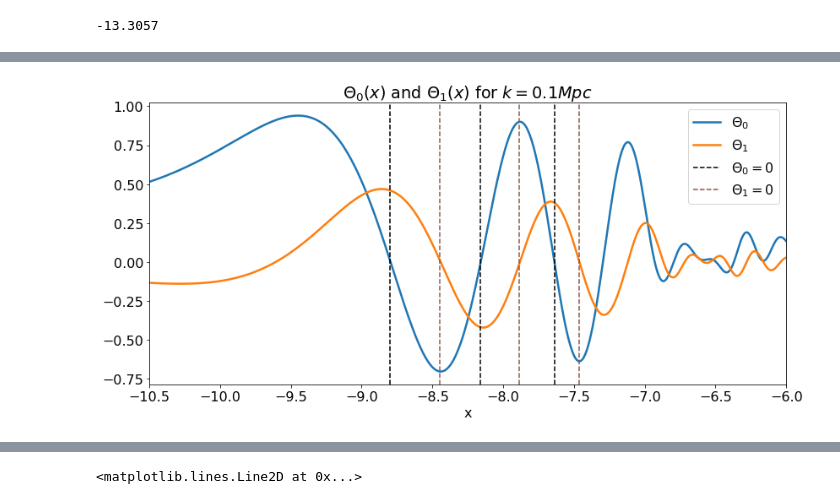
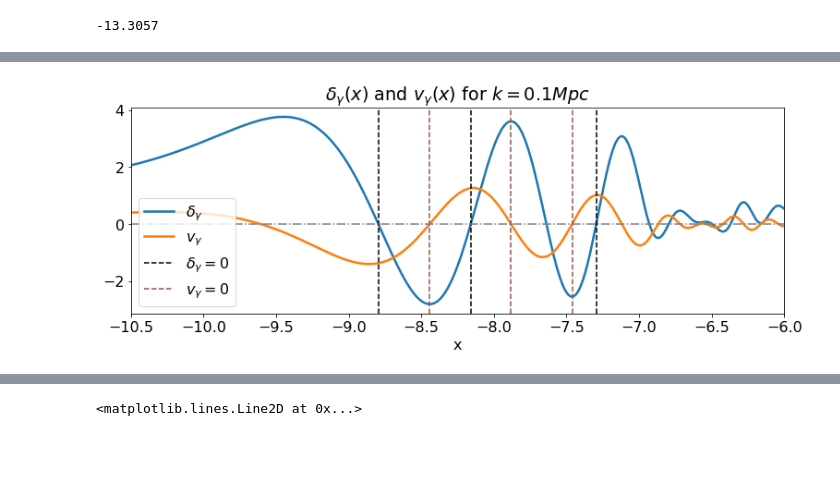
Before and after one commit to asdfbat/AST5220, a Jupyter notebook: Project/Python/m3_plotting.ipynb, the cells around one changed output, grey strips where cells are left out. Drawn from its saved outputs; the diff is of its cells as text; code cells hidden in the pictures; blank space fills up the shorter version.

```diff
--- a/Project/Python/m3_plotting.ipynb
+++ b/Project/Python/m3_plotting.ipynb
@@ -61,6 +61,12 @@ Psi        = data[:,:,10]
 Pi         = data[:,:,11]
 source     = data[:,:,12]
 
+delta_gamma = 4*Theta0
+v_gamma     = -3*Theta1
+
+Delta_cdm[0] = delta_cdm[0] - 3*Hp_of_x_SI[:8000]/(Constants.c*1/Constants.Mpc)*v_cdm[0]
+Delta_cdm[3] = delta_cdm[3] - 3*Hp_of_x_SI[:8000]/(Constants.c*1/Constants.Mpc)*v_cdm[3]
+
 data.shape
 # %% [output]
 (4, 8000, 16)
@@ -80,20 +111,21 @@ x_Hp_1
 # %%
 plt.rcParams.update({'font.size':16})
-plt.figure(figsize=(12,6))
-plt.plot(x, Theta0[2], c="tab:blue", lw=2.5, label="$\Theta_0$")
-plt.plot(x, Theta1[2], c="tab:orange", lw=2.5, label="$\Theta_1$")
+plt.figure(figsize=(11, 4.5))
+plt.plot(x, delta_gamma[2], c="tab:blue", lw=2.5, label="$\delta_\gamma$")
+plt.plot(x, v_gamma[2], c="tab:orange", lw=2.5, label="$v_\gamma$")
 plt.xlim(-10.5, -6)
-plt.axvline(x=x[np.argwhere(np.abs(Theta0[2]) < 0.01)[0]], ls="--", c="k")
-plt.axvline(x=x[np.argwhere((np.abs(Theta0[2]) < 0.01)*(x > -8.5))[0]], ls="--", c="k")
-plt.axvline(x=x[np.argwhere((np.abs(Theta0[2]) < 0.01)*(x > -8))[0]], ls="--", c="k", label="$\Theta_0=0$")
-plt.axvline(x=x[np.argwhere((np.abs(Theta1[2]) < 0.01)*(x > -9))[0]], ls="--", c="tab:brown")
-plt.axvline(x=x[np.argwhere((np.abs(Theta1[2]) < 0.01)*(x > -8))[0]], ls="--", c="tab:brown")
-plt.axvline(x=x[np.argwhere((np.abs(Theta1[2]) < 0.01)*(x > -7.5))[0]], ls="--", c="tab:brown", label="$\Theta_1=0$")
+plt.axvline(x=x[np.argwhere(np.abs(delta_gamma[2]) < 0.01)[0]], ls="--", c="k")
+plt.axvline(x=x[np.argwhere((np.abs(delta_gamma[2]) < 0.01)*(x > -8.5))[0]], ls="--", c="k")
+plt.axvline(x=x[np.argwhere((np.abs(delta_gamma[2]) < 0.01)*(x > -8))[0]], ls="--", c="k", label="$\delta_\gamma=0$")
+plt.axvline(x=x[np.argwhere((np.abs(v_gamma[2]) < 0.01)*(x > -9))[0]], ls="--", c="tab:brown")
+plt.axvline(x=x[np.argwhere((np.abs(v_gamma[2]) < 0.01)*(x > -8))[0]], ls="--", c="tab:brown")
+plt.axvline(x=x[np.argwhere((np.abs(v_gamma[2]) < 0.01)*(x > -7.5))[0]], ls="--", c="tab:brown", label="$v_\gamma=0$")
+plt.axhline(y=0, ls="-.", lw=1.5, c="gray")
 plt.xlabel("x");
 plt.ylabel("")
-plt.title("$\Theta_0(x)$ and $\Theta_1(x)$ for $k=0.1 Mpc$")
+plt.title("$\delta_\gamma(x)$ and $v_\gamma(x)$ for $k=0.1 Mpc$")
 plt.legend();
 plt.tight_layout()
 plt.savefig("../m3_figs/Theta0_zoomed.png", bbox_inches="tight");
 # %% [output]
-[figure, old version]
+[figure, new version]
```
Also changed, not shown: parts of 9 cells of this notebook, 10 other files.
